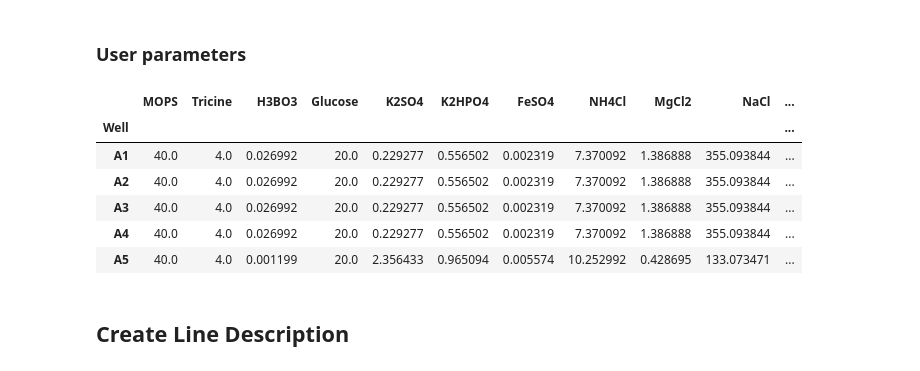
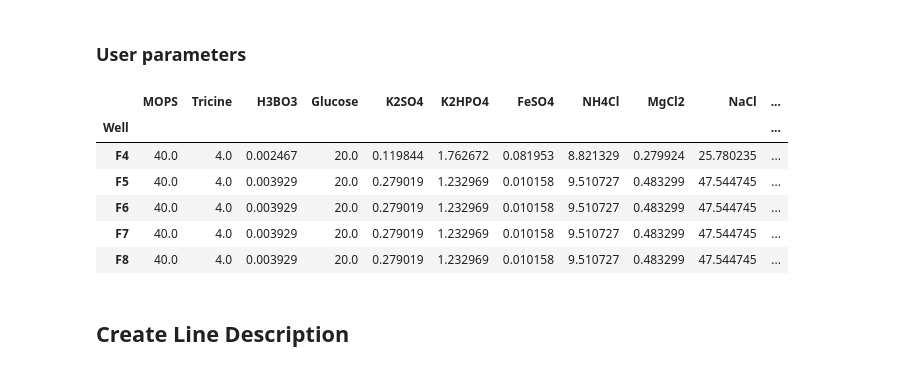
Before and after one commit to JBEI/media_compiler, a Jupyter notebook: notebooks/E_Create_EDD_Study_Files.ipynb, the cells around one changed output. Cells and saved outputs as stored; diff of their text form; code cells hidden in the pictures.

```diff
--- a/notebooks/E_Create_EDD_Study_Files.ipynb
+++ b/notebooks/E_Create_EDD_Study_Files.ipynb
@@ -51,15 +51,15 @@ user_params = {
     }
 # %%
 df = pd.read_csv(user_params['media_file'], index_col=0)
-df.head()
+df.tail()
 # %% [output]
 |  | MOPS | Tricine | H3BO3 | Glucose | K2SO4 | K2HPO4 | FeSO4 | NH4Cl | MgCl2 | NaCl | ... |
 | Well |  |  |  |  |  |  |  |  |  |  | ... |
-| A1 | 40.0 | 4.0 | 0.026992 | 20.0 | 0.229277 | 0.556502 | 0.002319 | 7.370092 | 1.386888 | 355.093844 | ... |
-| A2 | 40.0 | 4.0 | 0.026992 | 20.0 | 0.229277 | 0.556502 | 0.002319 | 7.370092 | 1.386888 | 355.093844 | ... |
-| A3 | 40.0 | 4.0 | 0.026992 | 20.0 | 0.229277 | 0.556502 | 0.002319 | 7.370092 | 1.386888 | 355.093844 | ... |
-| A4 | 40.0 | 4.0 | 0.026992 | 20.0 | 0.229277 | 0.556502 | 0.002319 | 7.370092 | 1.386888 | 355.093844 | ... |
-| A5 | 40.0 | 4.0 | 0.001199 | 20.0 | 2.356433 | 0.965094 | 0.005574 | 10.252992 | 0.428695 | 133.073471 | ... |
+| F4 | 40.0 | 4.0 | 0.002467 | 20.0 | 0.119844 | 1.762672 | 0.081953 | 8.821329 | 0.279924 | 25.780235 | ... |
+| F5 | 40.0 | 4.0 | 0.003929 | 20.0 | 0.279019 | 1.232969 | 0.010158 | 9.510727 | 0.483299 | 47.544745 | ... |
+| F6 | 40.0 | 4.0 | 0.003929 | 20.0 | 0.279019 | 1.232969 | 0.010158 | 9.510727 | 0.483299 | 47.544745 | ... |
+| F7 | 40.0 | 4.0 | 0.003929 | 20.0 | 0.279019 | 1.232969 | 0.010158 | 9.510727 | 0.483299 | 47.544745 | ... |
+| F8 | 40.0 | 4.0 | 0.003929 | 20.0 | 0.279019 | 1.232969 | 0.010158 | 9.510727 | 0.483299 | 47.544745 | ... |
 # %% [markdown]
 ## Create Line Description
 # %%
```
Also changed, not shown: 6 other files.
